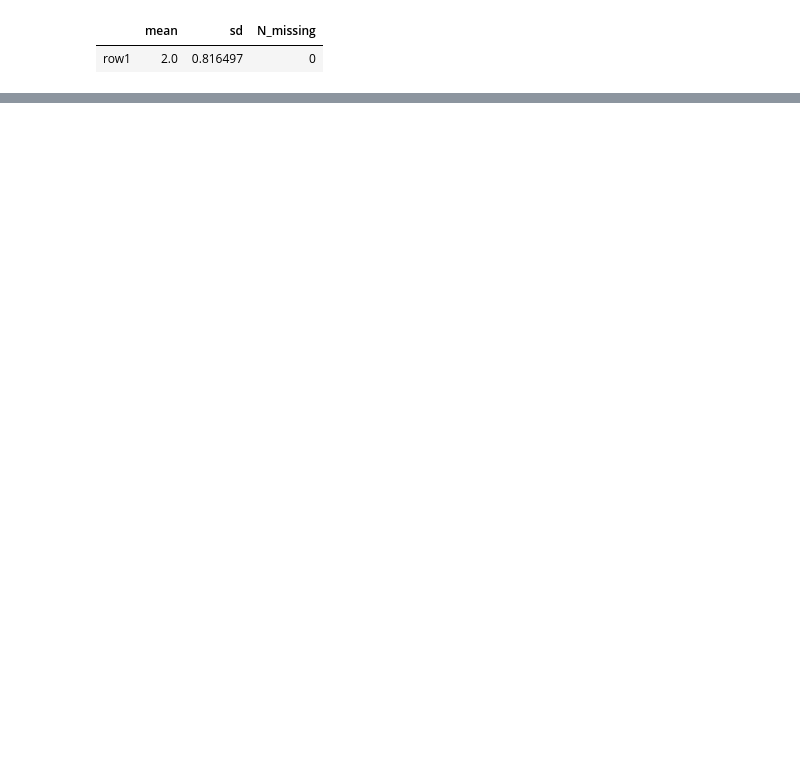
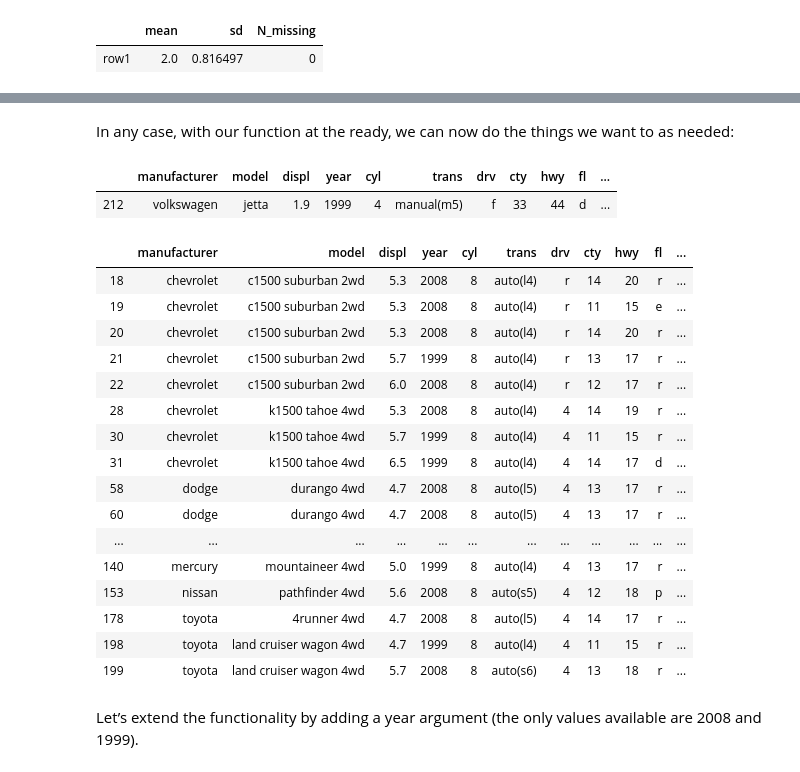
Before and after one commit to m-clark/data-processing-and-visualization, a Jupyter notebook: code/functions.ipynb, the cells around one changed output, grey strips where cells are left out. Saved outputs shown, nothing was run; the diff lists cells and outputs as text; code cells hidden in the pictures; blank space fills up the shorter version.

```diff
--- a/code/functions.ipynb
+++ b/code/functions.ipynb
@@ -36,0 +135,3 @@ my_summary([1,2,3])
+# %%
+mpg = pd.read_csv('../data/mpg.csv')
+mpg
@@ -36,0 +158,24 @@ my_summary([1,2,3])
+# %%
+def good_mileage(
+    cylinder = 4,
+    mpg_cutoff = 30,
+    displ_fun = np.mean,
+    displ_low = True,
+    cls = "compact"
+):
+    if (displ_low == True):
+        result = mpg[
+            (mpg['cyl'].eq(cylinder)) &
+            (mpg['hwy'].ge(mpg_cutoff)) &
+            (mpg['class'].eq(cls)) &
+            (mpg['displ'].le(displ_fun(mpg['displ'])))
+        ]
+    else:
+         result = mpg[
+            (mpg['cyl'].eq(cylinder)) &
+            (mpg['hwy'].ge(mpg_cutoff)) &
+            (mpg['class'].eq(cls)) &
+            (mpg['displ'].ge(displ_fun(mpg['displ'])))
+        ]
+
+    return result
@@ -36,0 +186,35 @@ my_summary([1,2,3])
+# %% [markdown]
+In any case, with our function at the ready, we can now do the things we want to as needed:
+# %%
+good_mileage(mpg_cutoff = 40)
+# %% [output]
+|  | manufacturer | model | displ | year | cyl | trans | drv | cty | hwy | fl | ... |
+| 212 | volkswagen | jetta | 1.9 | 1999 | 4 | manual(m5) | f | 33 | 44 | d | ... |
+# %%
+good_mileage(
+    cylinder = 8,
+    mpg_cutoff = 15,
+    displ_low = False,
+    displ_fun = np.median,
+    cls = 'suv'
+)
+# %% [output]
+|  | manufacturer | model | displ | year | cyl | trans | drv | cty | hwy | fl | ... |
+| 18 | chevrolet | c1500 suburban 2wd | 5.3 | 2008 | 8 | auto(l4) | r | 14 | 20 | r | ... |
+| 19 | chevrolet | c1500 suburban 2wd | 5.3 | 2008 | 8 | auto(l4) | r | 11 | 15 | e | ... |
+| 20 | chevrolet | c1500 suburban 2wd | 5.3 | 2008 | 8 | auto(l4) | r | 14 | 20 | r | ... |
+| 21 | chevrolet | c1500 suburban 2wd | 5.7 | 1999 | 8 | auto(l4) | r | 13 | 17 | r | ... |
+| 22 | chevrolet | c1500 suburban 2wd | 6.0 | 2008 | 8 | auto(l4) | r | 12 | 17 | r | ... |
+| 28 | chevrolet | k1500 tahoe 4wd | 5.3 | 2008 | 8 | auto(l4) | 4 | 14 | 19 | r | ... |
+| 30 | chevrolet | k1500 tahoe 4wd | 5.7 | 1999 | 8 | auto(l4) | 4 | 11 | 15 | r | ... |
+| 31 | chevrolet | k1500 tahoe 4wd | 6.5 | 1999 | 8 | auto(l4) | 4 | 14 | 17 | d | ... |
+| 58 | dodge | durango 4wd | 4.7 | 2008 | 8 | auto(l5) | 4 | 13 | 17 | r | ... |
+| 60 | dodge | durango 4wd | 4.7 | 2008 | 8 | auto(l5) | 4 | 13 | 17 | r | ... |
+| ... | ... | ... | ... | ... | ... | ... | ... | ... | ... | ... | ... |
+| 140 | mercury | mountaineer 4wd | 5.0 | 1999 | 8 | auto(l4) | 4 | 13 | 17 | r | ... |
+| 153 | nissan | pathfinder 4wd | 5.6 | 2008 | 8 | auto(s5) | 4 | 12 | 18 | p | ... |
+| 178 | toyota | 4runner 4wd | 4.7 | 2008 | 8 | auto(l5) | 4 | 14 | 17 | r | ... |
+| 198 | toyota | land cruiser wagon 4wd | 4.7 | 1999 | 8 | auto(l4) | 4 | 11 | 15 | r | ... |
+| 199 | toyota | land cruiser wagon 4wd | 5.7 | 2008 | 8 | auto(s6) | 4 | 13 | 18 | r | ... |
+# %% [markdown]
+Let’s extend the functionality by adding a year argument (the only values available are 2008 and 1999).
```
Also changed, not shown: parts of 27 cells of this notebook, 3 other files.
